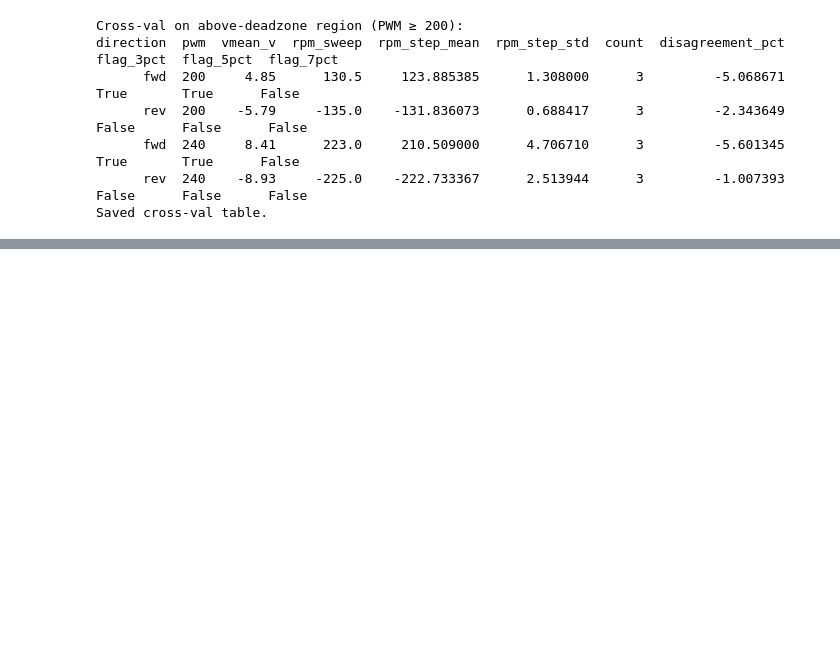
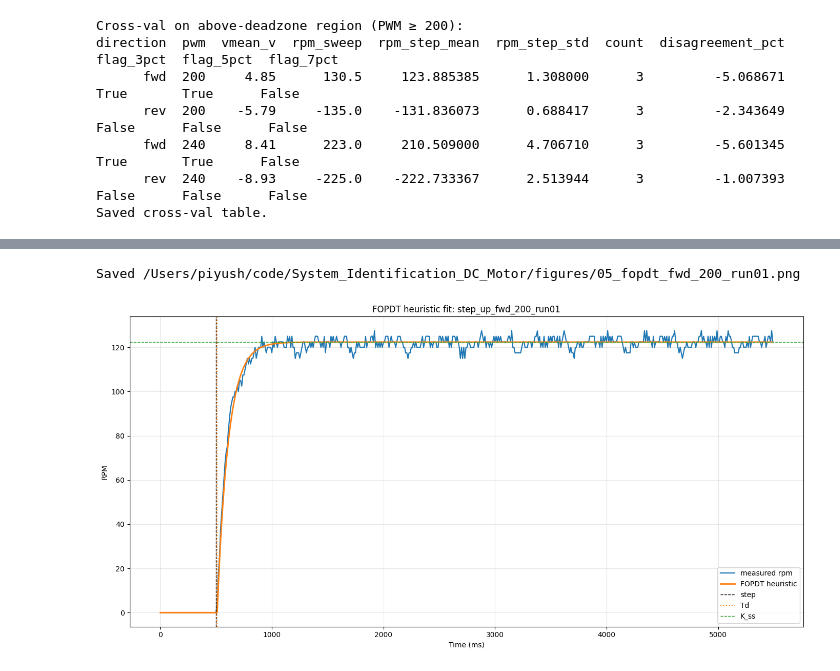
Before and after one commit to Piyushiitk24/System_Identification_DC_Motor, a Jupyter notebook: notebooks/03_step_responses.ipynb, the cells around one changed output, grey strips where cells are left out. Cells and saved outputs as stored; diff of their text form; code cells hidden in the pictures; blank space fills up the shorter version.

Commit message:
Phase 2.1: FOPDT heuristic fits across 18 step-ups — tau is op-point dependent

```diff
--- a/notebooks/03_step_responses.ipynb
+++ b/notebooks/03_step_responses.ipynb
@@ -116,0 +155,17 @@ Saved cross-val table.
+# %%
+fit_records = []
+for (direction, pwm, run), df in sorted(trials.items()):
+    k_ss, td_ms, tau_ms, fit_ok = fopdt_heuristic_fit(df)
+    fit_records.append({
+        "direction": direction,
+        "pwm": pwm,
+        "run": run,
+        "K_ss": k_ss,
+        "Td_ms": td_ms,
+        "tau_ms": tau_ms,
+        "fit_ok": fit_ok,
+    })
+
+fopdt_trial = pd.DataFrame(fit_records)
+print(fopdt_trial.to_string(index=False))
+print("Fits succeeded:", int(fopdt_trial["fit_ok"].sum()), "of", len(fopdt_trial))
@@ -116,0 +229,25 @@ Saved cross-val table.
+# %%
+example_key = ("fwd", 200, 1)
+example = trials[example_key]
+fit = fopdt_trial.query("direction == 'fwd' and pwm == 200 and run == 1").iloc[0]
+model = fopdt_predict(example["t_ms"], fit["K_ss"], fit["Td_ms"], fit["tau_ms"])
+
+fig, ax = plt.subplots(figsize=(14, 7))
+ax.plot(example["t_ms"], example["rpm"], label="measured rpm", linewidth=1.6)
+ax.plot(example["t_ms"], model, label="FOPDT heuristic", linewidth=2.0)
+ax.axvline(STEP_START_MS, color="black", linestyle="--", linewidth=1.0, label="step")
+ax.axvline(STEP_START_MS + fit["Td_ms"], color="tab:orange", linestyle=":", linewidth=1.5, label="Td")
+ax.axhline(fit["K_ss"], color="tab:green", linestyle="--", linewidth=1.0, label="K_ss")
+ax.set_title("FOPDT heuristic fit: step_up_fwd_200_run01")
+ax.set_xlabel("Time (ms)")
+ax.set_ylabel("RPM")
+ax.grid(True, alpha=0.3)
+ax.legend()
+fig.tight_layout()
+out = FIG_DIR / "05_fopdt_fwd_200_run01.png"
+fig.savefig(out, dpi=100)
+print(f"Saved {out}")
+plt.show()
+# %% [output]
+Saved /Users/piyush/code/System_Identification_DC_Motor/figures/05_fopdt_fwd_200_run01.png
+[figure, added]
```
Also changed, not shown: parts of 6 cells of this notebook, 6 other files.
